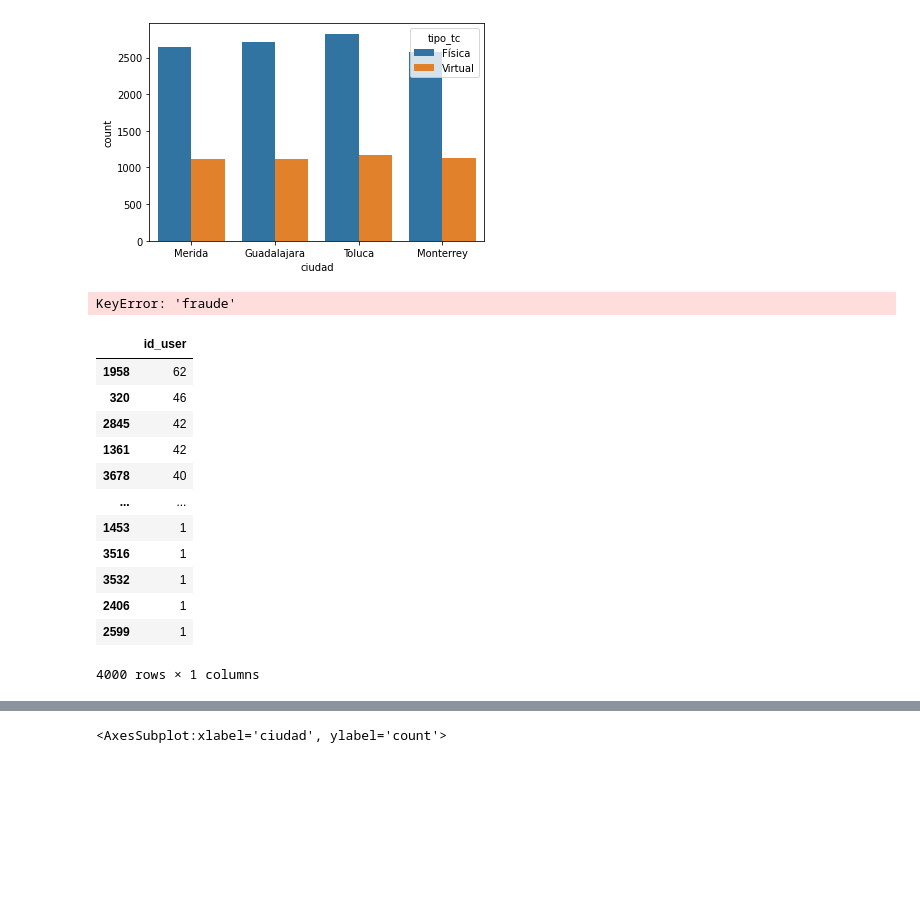
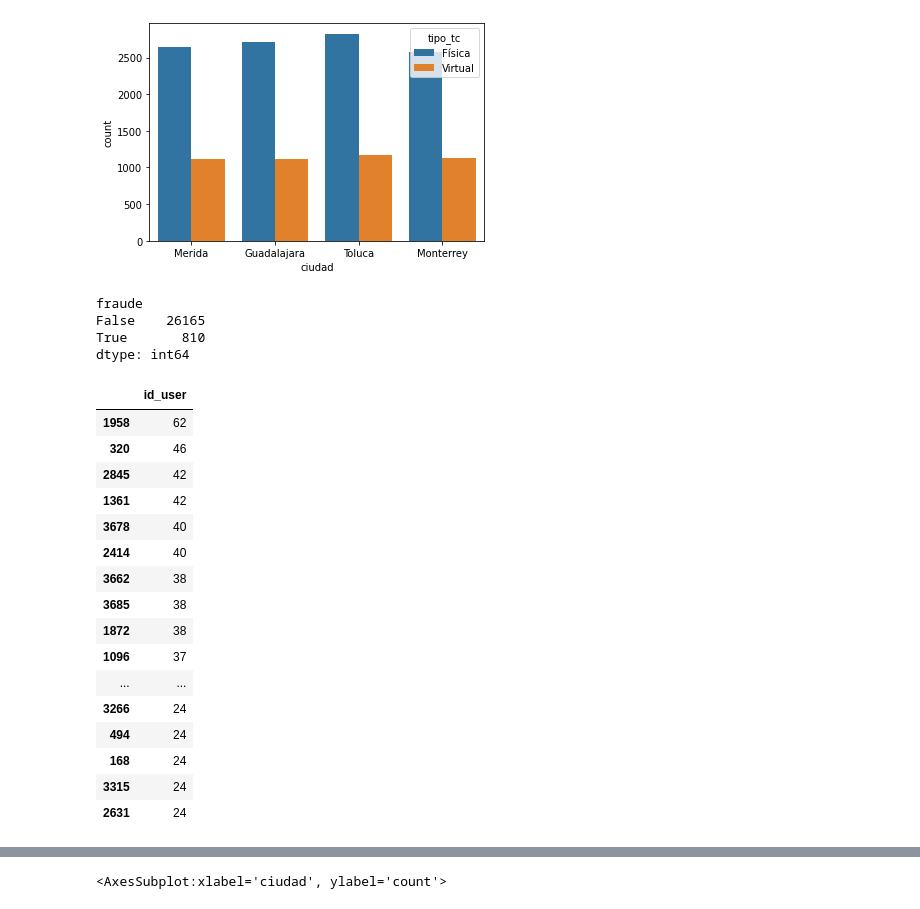
Before and after one commit to ElenaVillano/challenge_rpmx, a Jupyter notebook: notebooks/eda.ipynb, the cells around one changed output, grey strips where cells are left out. Drawn from its saved outputs; the diff is of its cells as text; code cells hidden in the pictures; blank space fills up the shorter version.

```diff
--- a/notebooks/eda.ipynb
+++ b/notebooks/eda.ipynb
@@ -138,26 +124,33 @@ sns.countplot(data=df,x='ciudad',hue='tipo_tc')
 <AxesSubplot:xlabel='ciudad', ylabel='count'>
 [figure]
 # %%
-df['id_user'].groupby('fraude')
+df[(['id_user','fraude'])].groupby('fraude').size()
 # %% [output]
-KeyError: 'fraude'
+fraude
+False    26165
+True       810
+dtype: int64
 # %%
 hola=df['id_user'].value_counts()
 # %%
 hola=pd.DataFrame(hola)
 # %%
-hola
+hola.head(100)
 # %% [output]
 |  | id_user |
 | 1958 | 62 |
 | 320 | 46 |
 | 2845 | 42 |
 | 1361 | 42 |
 | 3678 | 40 |
+| 2414 | 40 |
+| 3662 | 38 |
+| 3685 | 38 |
+| 1872 | 38 |
+| 1096 | 37 |
 | ... | ... |
-| 1453 | 1 |
-| 3516 | 1 |
-| 3532 | 1 |
-| 2406 | 1 |
-| 2599 | 1 |
+| 3266 | 24 |
+| 494 | 24 |
+| 168 | 24 |
+| 3315 | 24 |
+| 2631 | 24 |
-4000 rows × 1 columns
```
Also changed, not shown: parts of 41 cells of this notebook.
